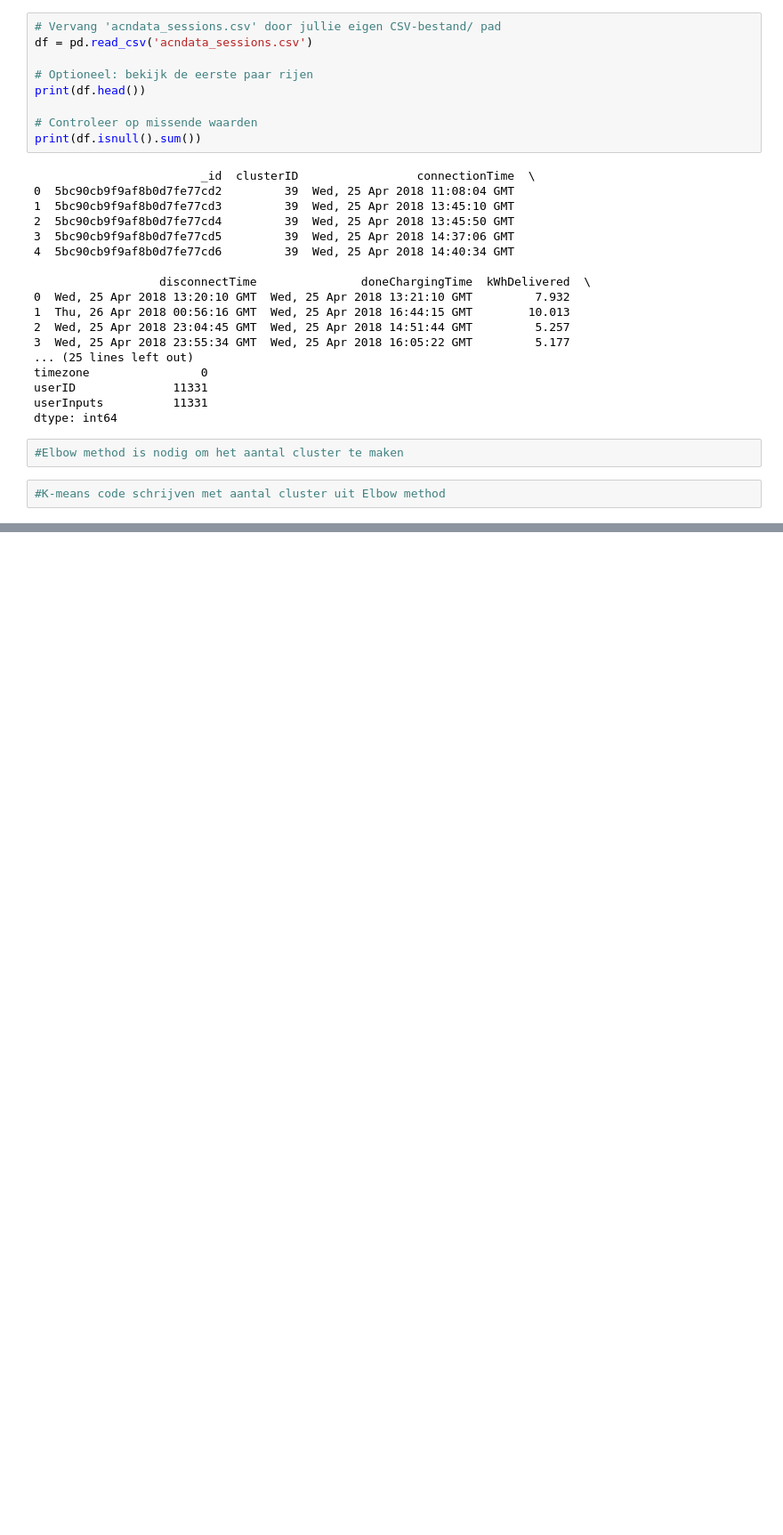
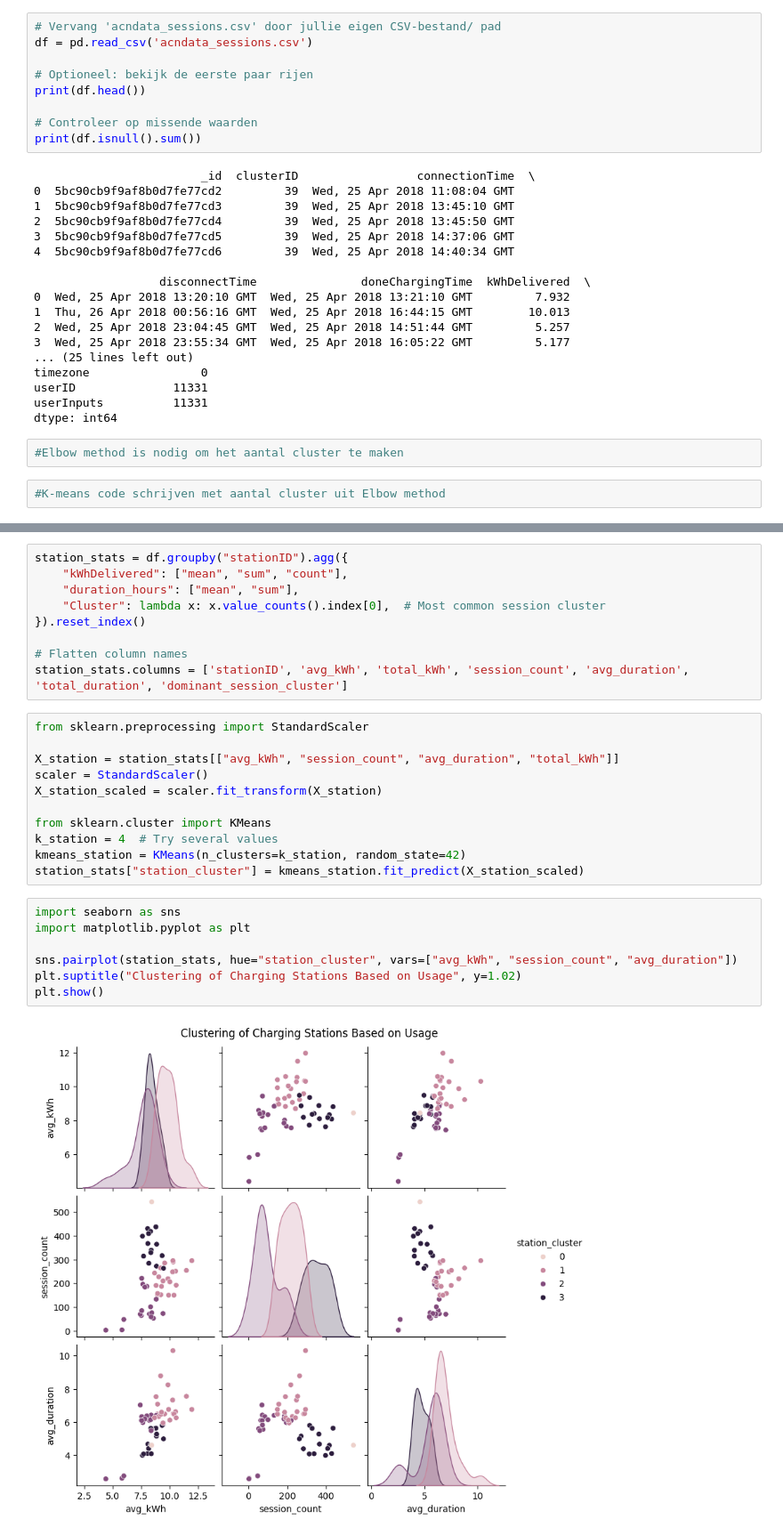
Before and after one commit to BartM37/ML_New, a Jupyter notebook: Method 2_ K-means Clustering.ipynb, the cells around one changed output, grey strips where cells are left out. Shown at 89% size. Cells and saved outputs as stored; diff of their text form; blank space fills up the shorter version.

```diff
--- a/Method 2_ K-means Clustering.ipynb
+++ b/Method 2_ K-means Clustering.ipynb
@@ -180,0 +210,29 @@ Cluster
+# %%
+station_stats = df.groupby("stationID").agg({
+    "kWhDelivered": ["mean", "sum", "count"],
+    "duration_hours": ["mean", "sum"],
+    "Cluster": lambda x: x.value_counts().index[0],  # Most common session cluster
+}).reset_index()
+
+# Flatten column names
+station_stats.columns = ['stationID', 'avg_kWh', 'total_kWh', 'session_count', 'avg_duration', 'total_duration', 'dominant_session_cluster']
+# %%
+from sklearn.preprocessing import StandardScaler
+
+X_station = station_stats[["avg_kWh", "session_count", "avg_duration", "total_kWh"]]
+scaler = StandardScaler()
+X_station_scaled = scaler.fit_transform(X_station)
+
+from sklearn.cluster import KMeans
+k_station = 4  # Try several values
+kmeans_station = KMeans(n_clusters=k_station, random_state=42)
+station_stats["station_cluster"] = kmeans_station.fit_predict(X_station_scaled)
+# %%
+import seaborn as sns
+import matplotlib.pyplot as plt
+
+sns.pairplot(station_stats, hue="station_cluster", vars=["avg_kWh", "session_count", "avg_duration"])
+plt.suptitle("Clustering of Charging Stations Based on Usage", y=1.02)
+plt.show()
+# %% [output]
+[figure, added]
```
Also changed, not shown: parts of 3 cells of this notebook.
